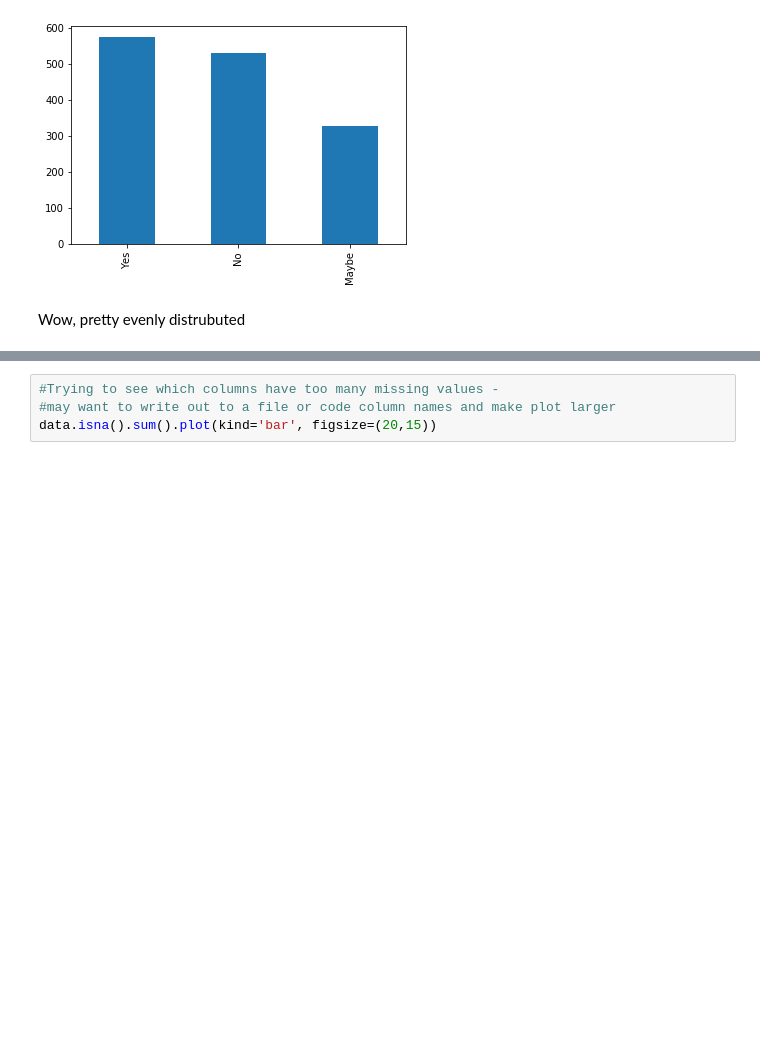
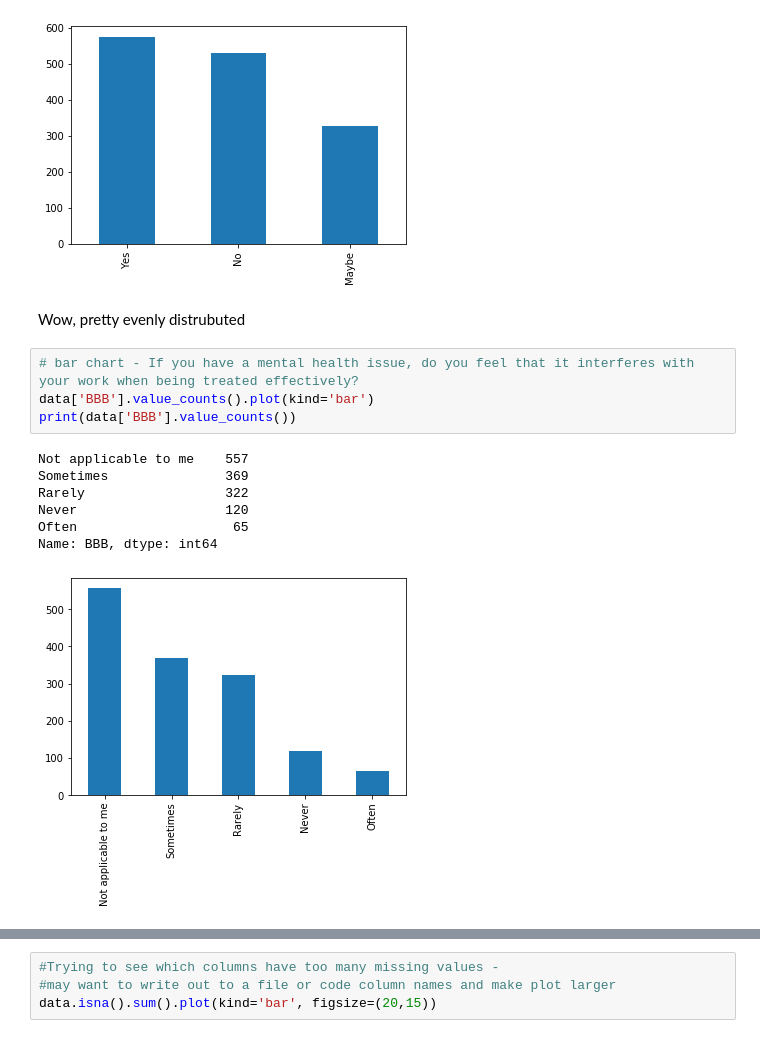
Before and after one commit to sjc5897/DSCI-633-Project, a Jupyter notebook: Data_Exploration.ipynb, the cells around one changed output, grey strips where cells are left out. Drawn from its saved outputs; the diff is of its cells as text; blank space fills up the shorter version.

Commit message:
Col ID changes
raw data with col IDs, and updated notebook

```diff
--- a/Data_Exploration.ipynb
+++ b/Data_Exploration.ipynb
@@ -119,3 +119,15 @@ Name: VV, dtype: int64
 [figure]
 # %% [markdown]
 Wow, pretty evenly distrubuted
+# %%
+# bar chart - If you have a mental health issue, do you feel that it interferes with your work when being treated effectively?
+data['BBB'].value_counts().plot(kind='bar')
+print(data['BBB'].value_counts())
+# %% [output]
+Not applicable to me    557
+Sometimes               369
+Rarely                  322
+Never                   120
+Often                    65
+Name: BBB, dtype: int64
+[figure, added]
```
Also changed, not shown: parts of 6 cells of this notebook, 1 other file.
